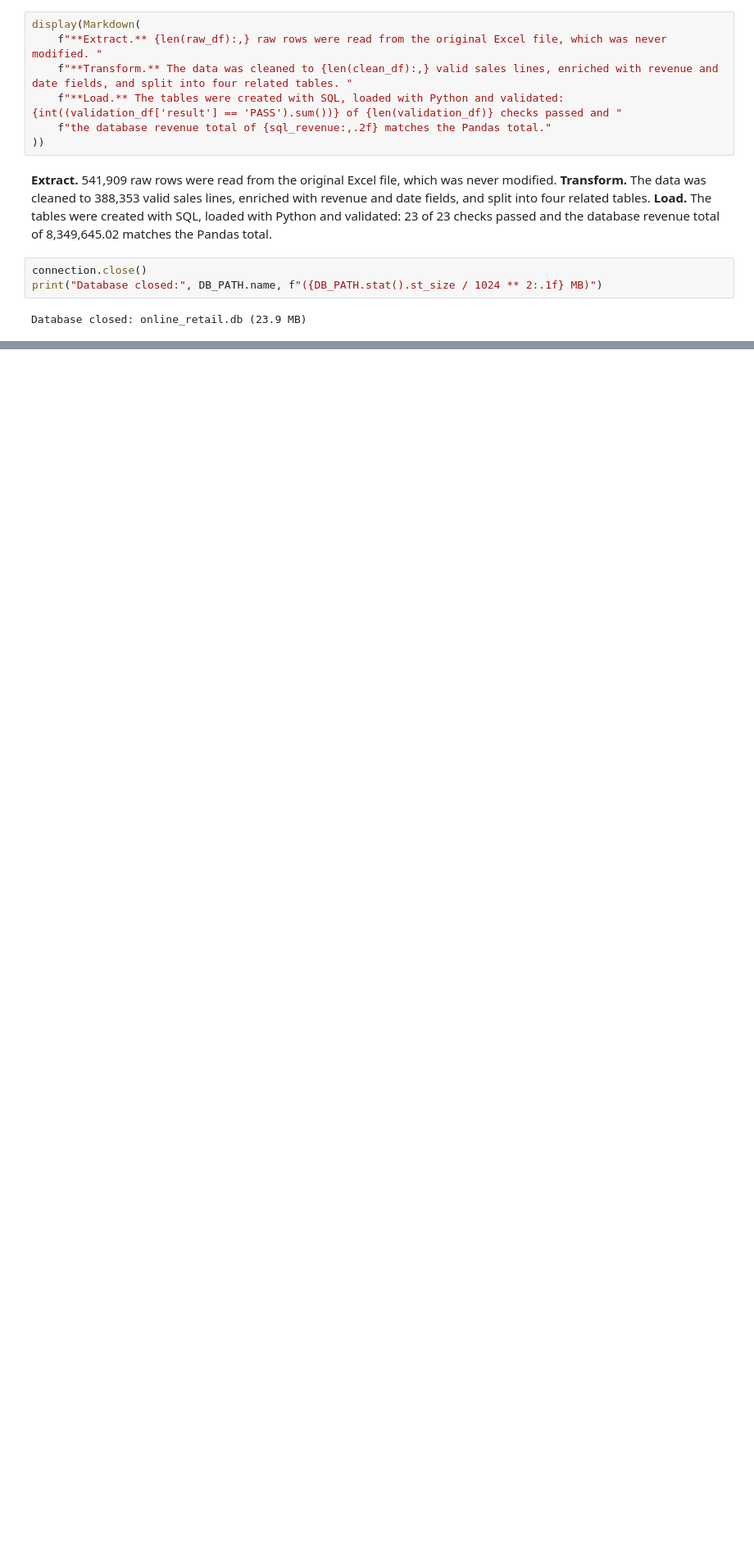
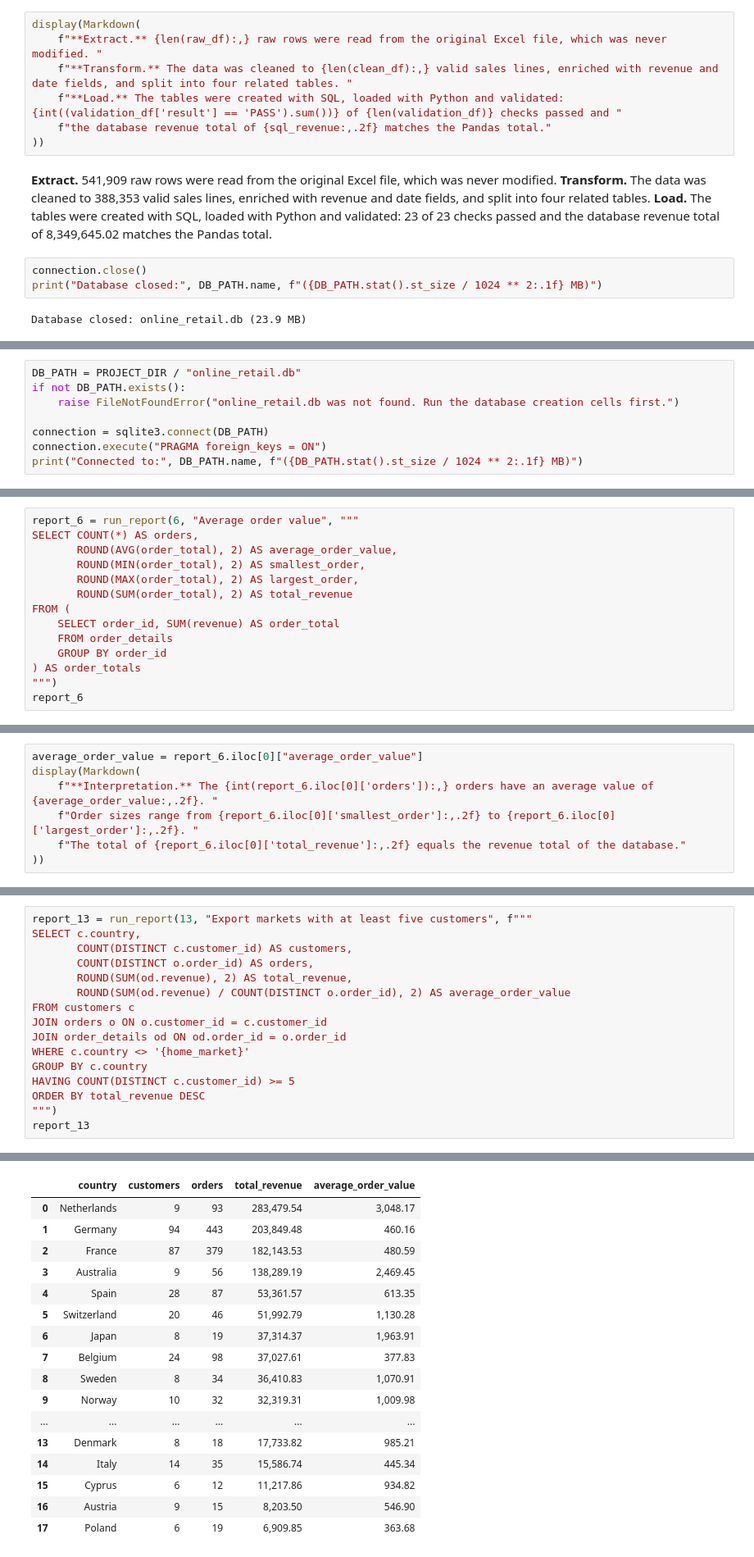
Before and after one commit to Sadveek/Data_python, a Jupyter notebook: Project_Retail.ipynb, the cells around one changed output, grey strips where cells are left out. Shown at 82% size. Saved outputs shown, nothing was run; the diff lists cells and outputs as text; blank space fills up the shorter version.

Commit message:
Report and Summury  Project_Retail notebook

```diff
--- a/Project_Retail.ipynb
+++ b/Project_Retail.ipynb
@@ -2868,0 +2870,8 @@ Loaded Database
+# %%
+DB_PATH = PROJECT_DIR / "online_retail.db"
+if not DB_PATH.exists():
+    raise FileNotFoundError("online_retail.db was not found. Run the database creation cells first.")
+
+connection = sqlite3.connect(DB_PATH)
+connection.execute("PRAGMA foreign_keys = ON")
+print("Connected to:", DB_PATH.name, f"({DB_PATH.stat().st_size / 1024 ** 2:.1f} MB)")
@@ -2868,0 +3241,14 @@ Loaded Database
+# %%
+report_6 = run_report(6, "Average order value", """
+SELECT COUNT(*) AS orders,
+       ROUND(AVG(order_total), 2) AS average_order_value,
+       ROUND(MIN(order_total), 2) AS smallest_order,
+       ROUND(MAX(order_total), 2) AS largest_order,
+       ROUND(SUM(order_total), 2) AS total_revenue
+FROM (
+    SELECT order_id, SUM(revenue) AS order_total
+    FROM order_details
+    GROUP BY order_id
+) AS order_totals
+""")
+report_6
@@ -2868,0 +3272,7 @@ Loaded Database
+# %%
+average_order_value = report_6.iloc[0]["average_order_value"]
+display(Markdown(
+    f"**Interpretation.** The {int(report_6.iloc[0]['orders']):,} orders have an average value of {average_order_value:,.2f}. "
+    f"Order sizes range from {report_6.iloc[0]['smallest_order']:,.2f} to {report_6.iloc[0]['largest_order']:,.2f}. "
+    f"The total of {report_6.iloc[0]['total_revenue']:,.2f} equals the revenue total of the database."
+))
@@ -2868,0 +3627,17 @@ Loaded Database
+# %%
+report_13 = run_report(13, "Export markets with at least five customers", f"""
+SELECT c.country,
+       COUNT(DISTINCT c.customer_id) AS customers,
+       COUNT(DISTINCT o.order_id) AS orders,
+       ROUND(SUM(od.revenue), 2) AS total_revenue,
+       ROUND(SUM(od.revenue) / COUNT(DISTINCT o.order_id), 2) AS average_order_value
+FROM customers c
+JOIN orders o ON o.customer_id = c.customer_id
+JOIN order_details od ON od.order_id = o.order_id
+WHERE c.country <> '{home_market}'
+GROUP BY c.country
+HAVING COUNT(DISTINCT c.customer_id) >= 5
+ORDER BY total_revenue DESC
+""")
+report_13
+# %% [output]
@@ -2868,0 +3660,17 @@ Loaded Database
+|  | country | customers | orders | total_revenue | average_order_value |
+| 0 | Netherlands | 9 | 93 | 283,479.54 | 3,048.17 |
+| 1 | Germany | 94 | 443 | 203,849.48 | 460.16 |
+| 2 | France | 87 | 379 | 182,143.53 | 480.59 |
+| 3 | Australia | 9 | 56 | 138,289.19 | 2,469.45 |
+| 4 | Spain | 28 | 87 | 53,361.57 | 613.35 |
+| 5 | Switzerland | 20 | 46 | 51,992.79 | 1,130.28 |
+| 6 | Japan | 8 | 19 | 37,314.37 | 1,963.91 |
+| 7 | Belgium | 24 | 98 | 37,027.61 | 377.83 |
+| 8 | Sweden | 8 | 34 | 36,410.83 | 1,070.91 |
+| 9 | Norway | 10 | 32 | 32,319.31 | 1,009.98 |
+| ... | ... | ... | ... | ... | ... |
+| 13 | Denmark | 8 | 18 | 17,733.82 | 985.21 |
+| 14 | Italy | 14 | 35 | 15,586.74 | 445.34 |
+| 15 | Cyprus | 6 | 12 | 11,217.86 | 934.82 |
+| 16 | Austria | 9 | 15 | 8,203.50 | 546.90 |
+| 17 | Poland | 6 | 19 | 6,909.85 | 363.68 |
```
Also changed, not shown: parts of 77 cells of this notebook.
